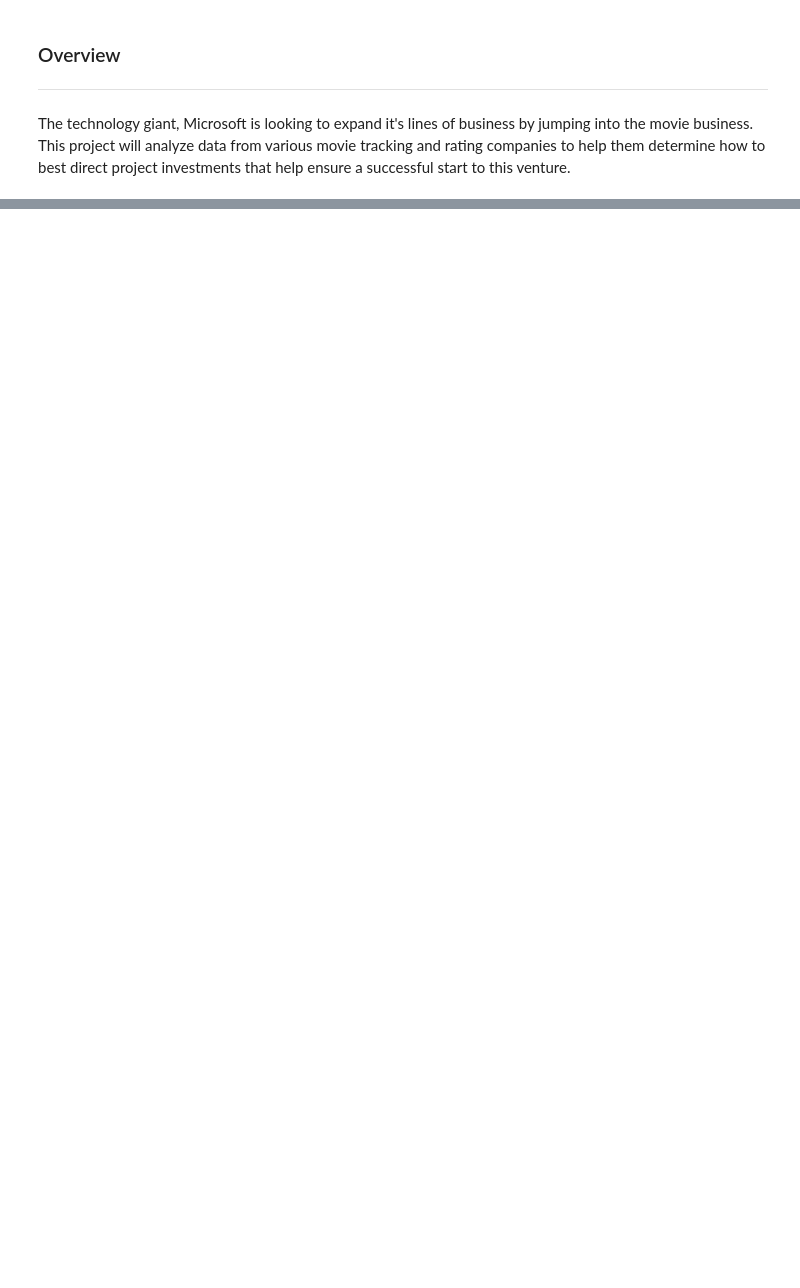
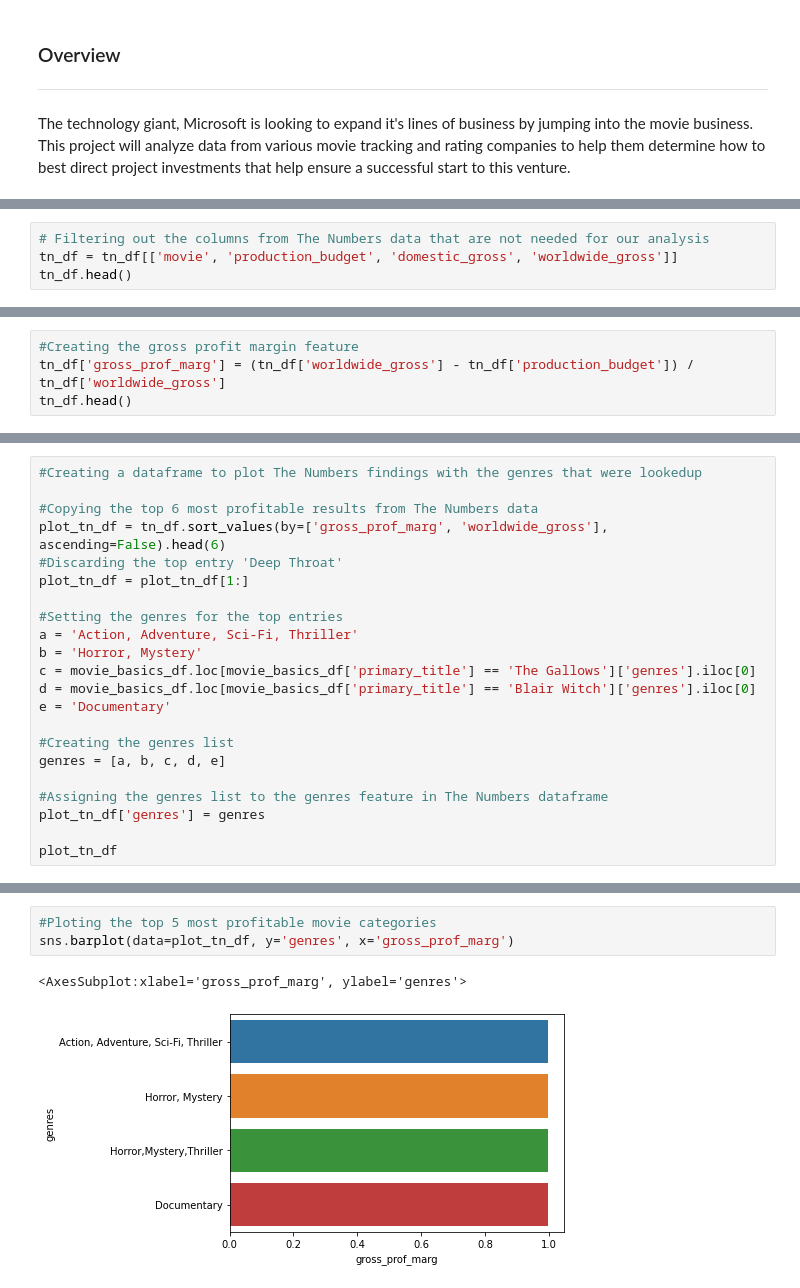
Before and after one commit to Tmoney80/Phase_1_Project-Microsoft-Movie-Studio-Recommendations, a Jupyter notebook: Microsoft Movie Studios Recommendations.ipynb, the cells around one changed output, grey strips where cells are left out. Saved outputs shown, nothing was run; the diff lists cells and outputs as text; blank space fills up the shorter version.

```diff
--- a/Microsoft Movie Studios Recommendations.ipynb
+++ b/Microsoft Movie Studios Recommendations.ipynb
@@ -61,0 +314,4 @@ To assess film popularity and film profitability we will examine five seperate d
+# %%
+# Filtering out the columns from The Numbers data that are not needed for our analysis
+tn_df = tn_df[['movie', 'production_budget', 'domestic_gross', 'worldwide_gross']]
+tn_df.head()
@@ -61,0 +664,4 @@ To assess film popularity and film profitability we will examine five seperate d
+# %%
+#Creating the gross profit margin feature
+tn_df['gross_prof_marg'] = (tn_df['worldwide_gross'] - tn_df['production_budget']) / tn_df['worldwide_gross']
+tn_df.head()
@@ -61,0 +708,22 @@ To assess film popularity and film profitability we will examine five seperate d
+# %%
+#Creating a dataframe to plot The Numbers findings with the genres that were lookedup
+
+#Copying the top 6 most profitable results from The Numbers data
+plot_tn_df = tn_df.sort_values(by=['gross_prof_marg', 'worldwide_gross'], ascending=False).head(6)
+#Discarding the top entry 'Deep Throat'
+plot_tn_df = plot_tn_df[1:]
+
+#Setting the genres for the top entries
+a = 'Action, Adventure, Sci-Fi, Thriller'
+b = 'Horror, Mystery'
+c = movie_basics_df.loc[movie_basics_df['primary_title'] == 'The Gallows']['genres'].iloc[0]
+d = movie_basics_df.loc[movie_basics_df['primary_title'] == 'Blair Witch']['genres'].iloc[0]
+e = 'Documentary'
+
+#Creating the genres list
+genres = [a, b, c, d, e]
+
+#Assigning the genres list to the genres feature in The Numbers dataframe
+plot_tn_df['genres'] = genres
+
+plot_tn_df
@@ -61,0 +737,6 @@ To assess film popularity and film profitability we will examine five seperate d
+# %%
+#Ploting the top 5 most profitable movie categories
+sns.barplot(data=plot_tn_df, y='genres', x='gross_prof_marg')
+# %% [output]
+<AxesSubplot:xlabel='gross_prof_marg', ylabel='genres'>
+[figure, added]
```
Also changed, not shown: parts of 77 cells of this notebook, 2 other files.
